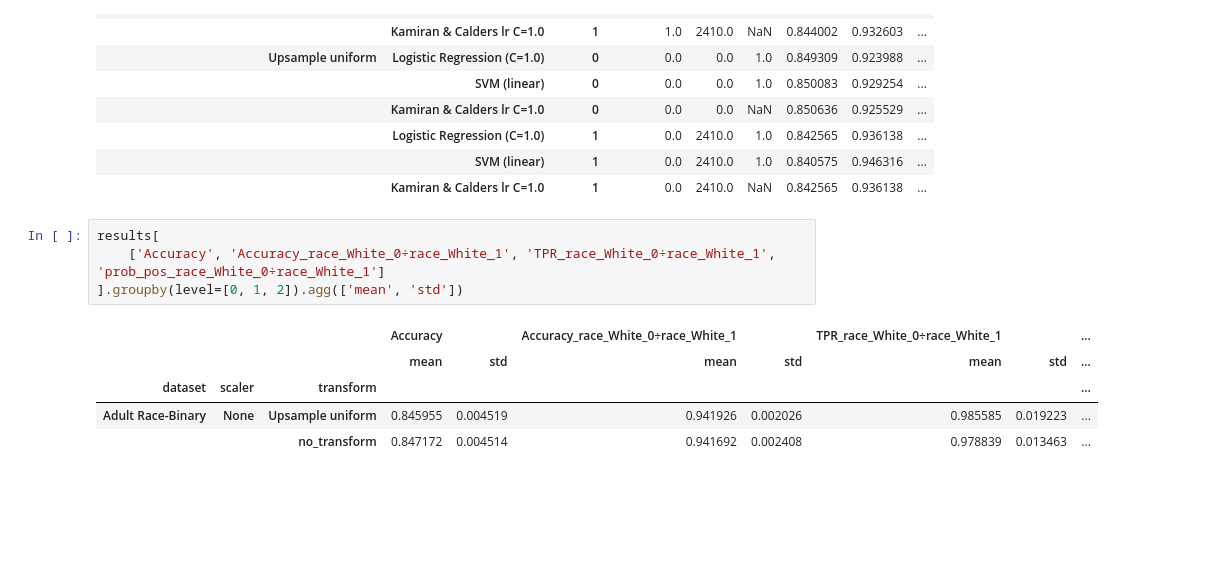
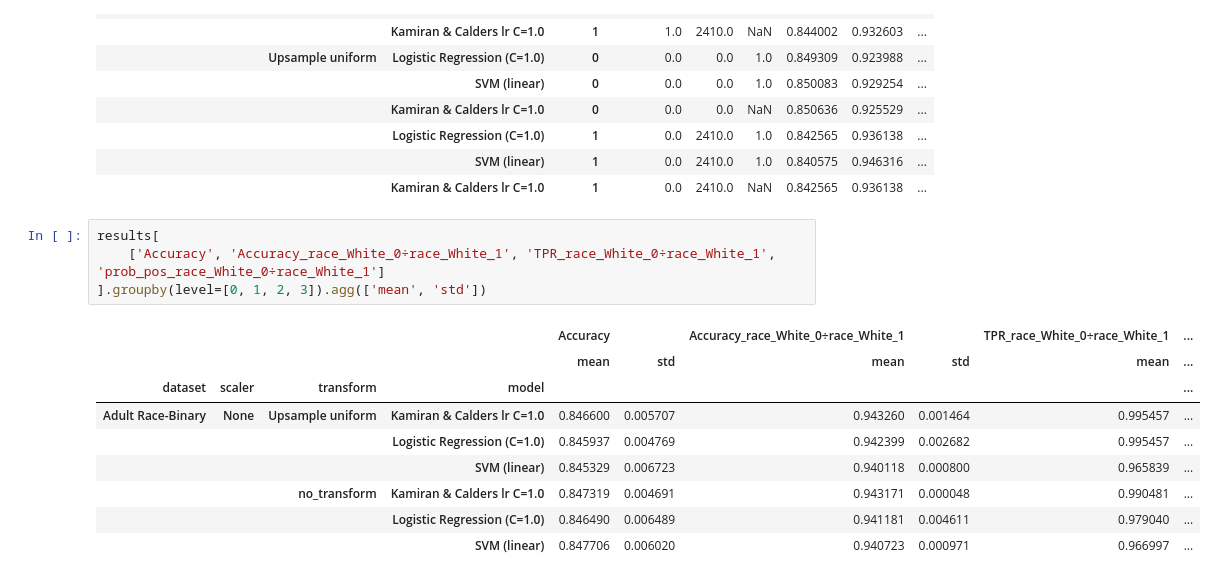
Before and after one commit to wearepal/EthicML, a Jupyter notebook: docs/tutorials/adult_dataset.ipynb, the cells around one changed output. Saved outputs shown, nothing was run; the diff lists cells and outputs as text; blank space fills up the shorter version.

```diff
--- a/docs/tutorials/adult_dataset.ipynb
+++ b/docs/tutorials/adult_dataset.ipynb
@@ -122,10 +122,14 @@ results
 # %%
 results[
     ['Accuracy', 'Accuracy_race_White_0÷race_White_1', 'TPR_race_White_0÷race_White_1', 'prob_pos_race_White_0÷race_White_1']
-].groupby(level=[0, 1, 2]).agg(['mean', 'std'])
+].groupby(level=[0, 1, 2, 3]).agg(['mean', 'std'])
 # %% [output]
-|  |  |  | Accuracy |  | Accuracy_race_White_0÷race_White_1 |  | TPR_race_White_0÷race_White_1 |  | ... |
-|  |  |  | mean | std | mean | std | mean | std | ... |
-| dataset | scaler | transform |  |  |  |  |  |  | ... |
-| Adult Race-Binary | None | Upsample uniform | 0.845955 | 0.004519 | 0.941926 | 0.002026 | 0.985585 | 0.019223 | ... |
-|  |  | no_transform | 0.847172 | 0.004514 | 0.941692 | 0.002408 | 0.978839 | 0.013463 | ... |
+|  |  |  |  | Accuracy |  | Accuracy_race_White_0÷race_White_1 |  | TPR_race_White_0÷race_White_1 | ... |
+|  |  |  |  | mean | std | mean | std | mean | ... |
+| dataset | scaler | transform | model |  |  |  |  |  | ... |
+| Adult Race-Binary | None | Upsample uniform | Kamiran & Calders lr C=1.0 | 0.846600 | 0.005707 | 0.943260 | 0.001464 | 0.995457 | ... |
+|  |  |  | Logistic Regression (C=1.0) | 0.845937 | 0.004769 | 0.942399 | 0.002682 | 0.995457 | ... |
+|  |  |  | SVM (linear) | 0.845329 | 0.006723 | 0.940118 | 0.000800 | 0.965839 | ... |
+|  |  | no_transform | Kamiran & Calders lr C=1.0 | 0.847319 | 0.004691 | 0.943171 | 0.000048 | 0.990481 | ... |
+|  |  |  | Logistic Regression (C=1.0) | 0.846490 | 0.006489 | 0.941181 | 0.004611 | 0.979040 | ... |
+|  |  |  | SVM (linear) | 0.847706 | 0.006020 | 0.940723 | 0.000971 | 0.966997 | ... |
```
Also changed, not shown: parts of 1 cell of this notebook.
